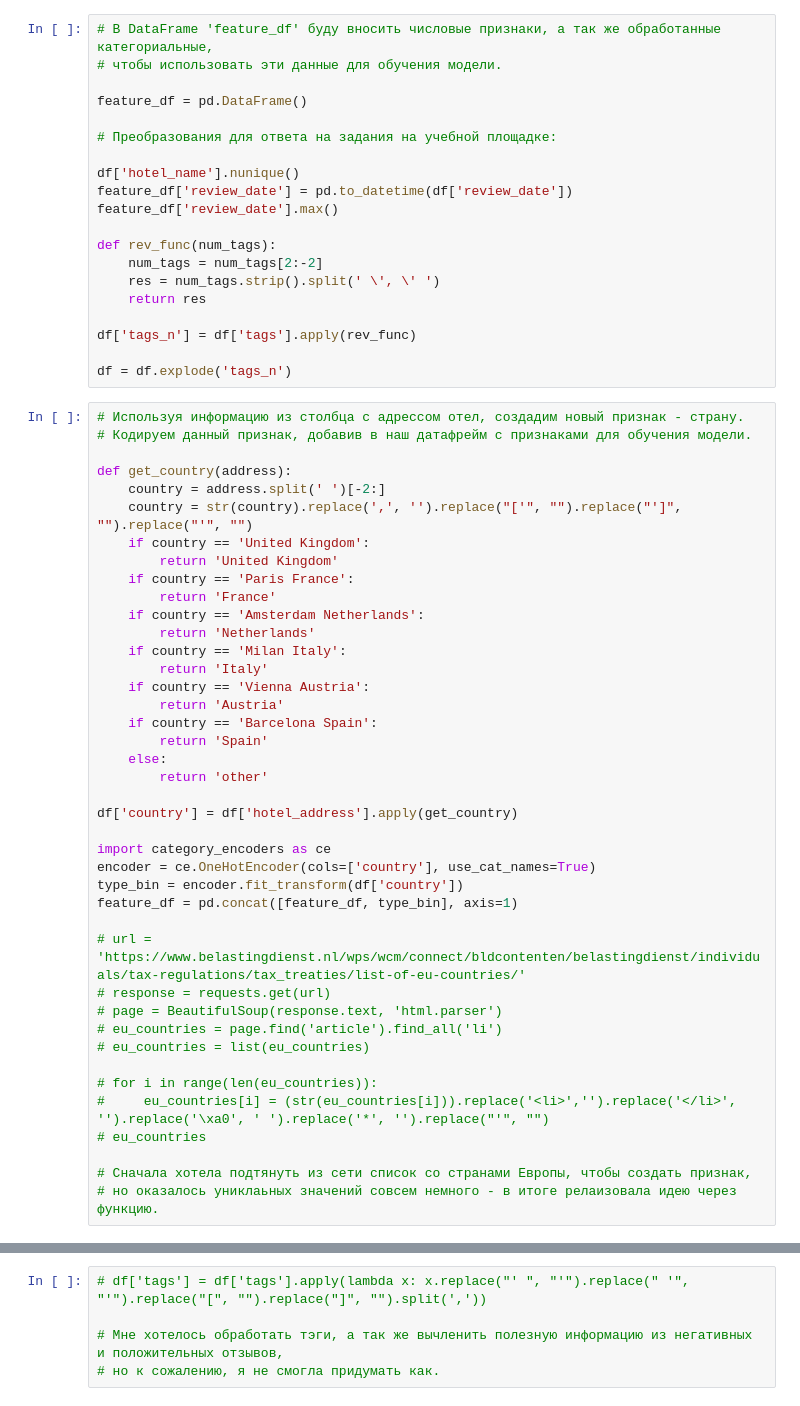
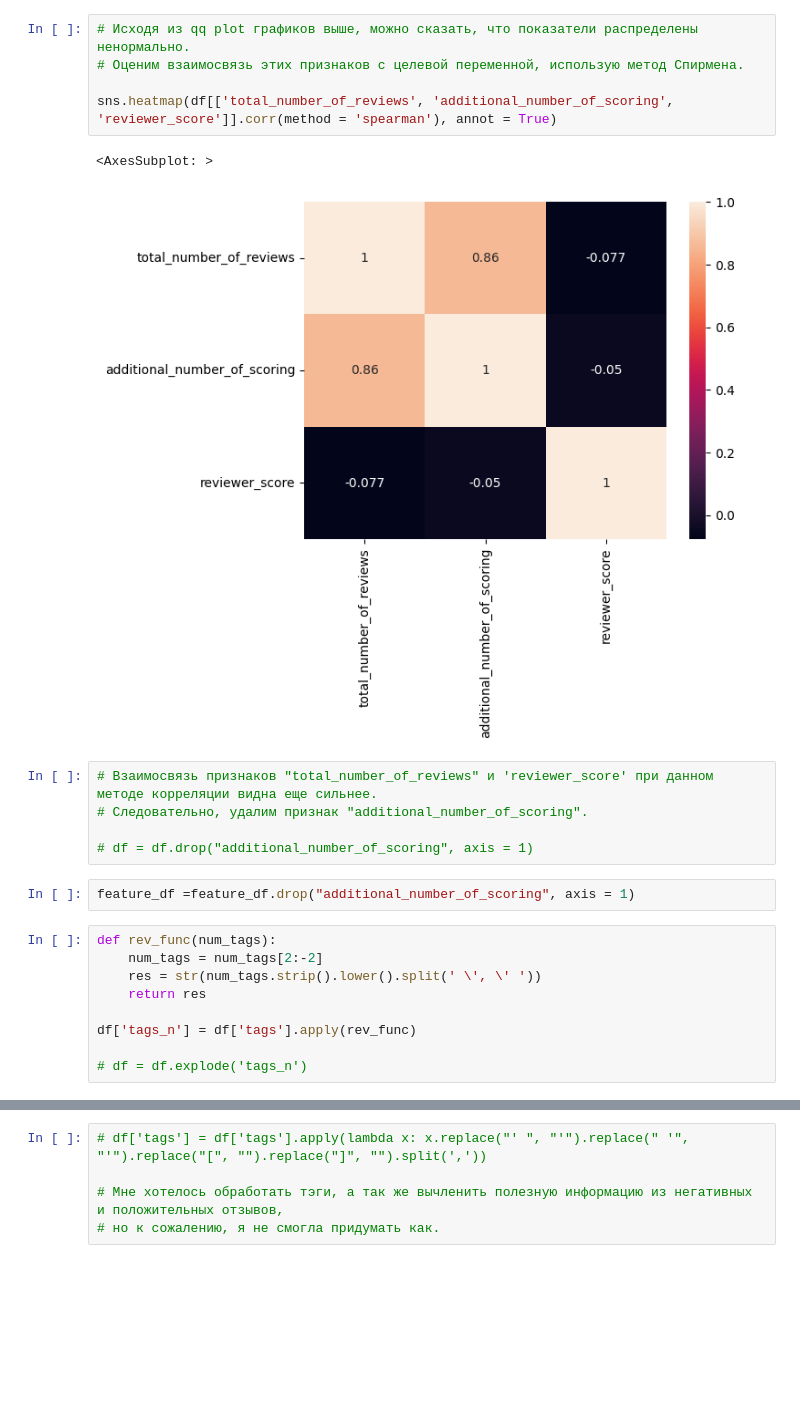
Before and after one commit to AndreevaDarya/booking-project, a Jupyter notebook: booking.ipynb, the cells around one changed output, grey strips where cells are left out. Saved outputs shown, nothing was run; the diff lists cells and outputs as text; blank space fills up the shorter version.

```diff
--- a/booking.ipynb
+++ b/booking.ipynb
@@ -59,61 +251,24 @@ len(num_cols)
+# %%
+# Исходя из qq plot графиков выше, можно сказать, что показатели распределены ненормально.
+# Оценим взаимосвязь этих признаков с целевой переменной, использую метод Спирмена.
+
+sns.heatmap(df[['total_number_of_reviews', 'additional_number_of_scoring', 'reviewer_score']].corr(method = 'spearman'), annot = True)
+# %% [output]
+<AxesSubplot: >
+[figure, added]
+# %%
+# Взаимосвязь признаков "total_number_of_reviews" и 'reviewer_score' при данном методе корреляции видна еще сильнее.
+# Следовательно, удалим признак "additional_number_of_scoring".
+
+# df = df.drop("additional_number_of_scoring", axis = 1)
+# %%
+feature_df =feature_df.drop("additional_number_of_scoring", axis = 1)
 # %%
-# В DataFrame 'feature_df' буду вносить числовые признаки, а так же обработанные категориальные,
-# чтобы использовать эти данные для обучения модели.
-
-feature_df = pd.DataFrame()
-
-# Преобразования для ответа на задания на учебной площадке:
-
-df['hotel_name'].nunique()
-feature_df['review_date'] = pd.to_datetime(df['review_date'])
-feature_df['review_date'].max()
-
 def rev_func(num_tags):
     num_tags = num_tags[2:-2]
-    res = num_tags.strip().split(' \', \' ')
+    res = str(num_tags.strip().lower().split(' \', \' '))
     return res
 
 df['tags_n'] = df['tags'].apply(rev_func)
 
-df = df.explode('tags_n')
+# df = df.explode('tags_n')
-# %%
-# Используя информацию из столбца с адрессом отел, создадим новый признак - страну.
-# Кодируем данный признак, добавив в наш датафрейм с признаками для обучения модели.
-
-def get_country(address):
-    country = address.split(' ')[-2:]
-    country = str(country).replace(',', '').replace("['", "").replace("']", "").replace("'", "")
-    if country == 'United Kingdom':
-        return 'United Kingdom'
-    if country == 'Paris France':
-        return 'France'
-    if country == 'Amsterdam Netherlands':
-        return 'Netherlands'
-    if country == 'Milan Italy':
-        return 'Italy'
-    if country == 'Vienna Austria':
-        return 'Austria'
-    if country == 'Barcelona Spain':
-        return 'Spain'
-    else:
-        return 'other'
-
-df['country'] = df['hotel_address'].apply(get_country)
-
-import category_encoders as ce
-encoder = ce.OneHotEncoder(cols=['country'], use_cat_names=True)
-type_bin = encoder.fit_transform(df['country'])
-feature_df = pd.concat([feature_df, type_bin], axis=1)
-
-# url = 'https://www.belastingdienst.nl/wps/wcm/connect/bldcontenten/belastingdienst/individuals/tax-regulations/tax_treaties/list-of-eu-countries/'
-# response = requests.get(url)
-# page = BeautifulSoup(response.text, 'html.parser')
-# eu_countries = page.find('article').find_all('li')
-# eu_countries = list(eu_countries)
-
-# for i in range(len(eu_countries)):
-#     eu_countries[i] = (str(eu_countries[i])).replace('<li>','').replace('</li>', '').replace('\xa0', ' ').replace('*', '').replace("'", "")
-# eu_countries
-
-# Сначала хотела подтянуть из сети список со странами Европы, чтобы создать признак,
-# но оказалось униклаьных значений совсем немного - в итоге релаизовала идею через функцию.
```
Also changed, not shown: parts of 44 cells of this notebook.
